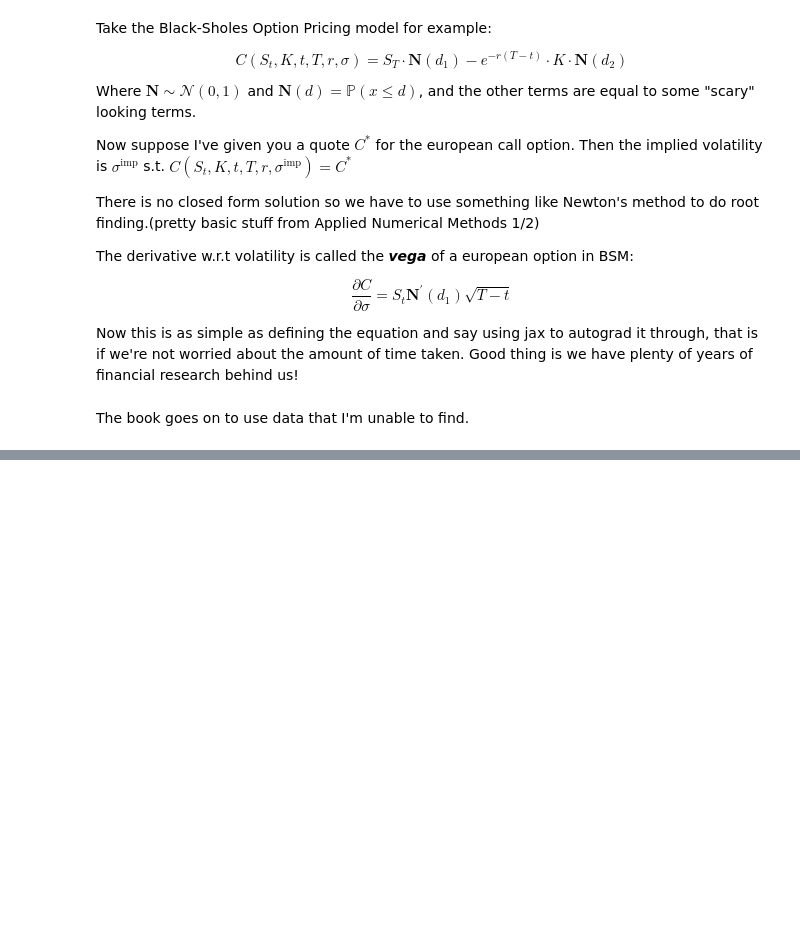
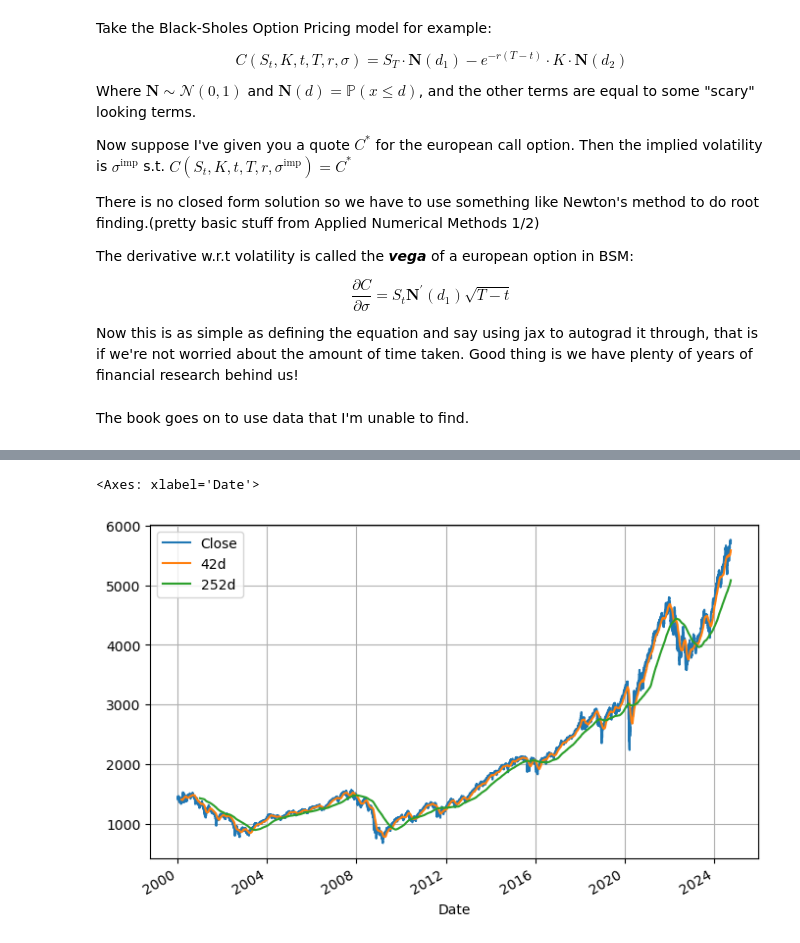
Before and after one commit to abhirao-03/python-for-finance, a Jupyter notebook: part_one.ipynb, the cells around one changed output, grey strips where cells are left out. Cells and saved outputs as stored; diff of their text form; code cells hidden in the pictures; blank space fills up the shorter version.

```diff
--- a/part_one.ipynb
+++ b/part_one.ipynb
@@ -149,0 +156,5 @@ The book goes on to use data that I'm unable to find.
+# %%
+start_date = pd.to_datetime('2000-01-01')
+end_date = pd.to_datetime(date.today())
+
+sp500 = data.DataReader("^SPX", 'stooq', start_date, end_date)
@@ -149,0 +186,8 @@ The book goes on to use data that I'm unable to find.
+# %%
+sp500['42d'] = np.round(sp500['Close'][::-1].rolling(window=42).mean(), 2)
+sp500['252d'] = np.round(sp500['Close'][::-1].rolling(window=252).mean(), 2)
+# %%
+sp500[['Close', '42d', '252d']].plot(grid=True, figsize=(8,5))
+# %% [output]
+<Axes: xlabel='Date'>
+[figure, added]
```
Also changed, not shown: parts of 11 cells of this notebook.
